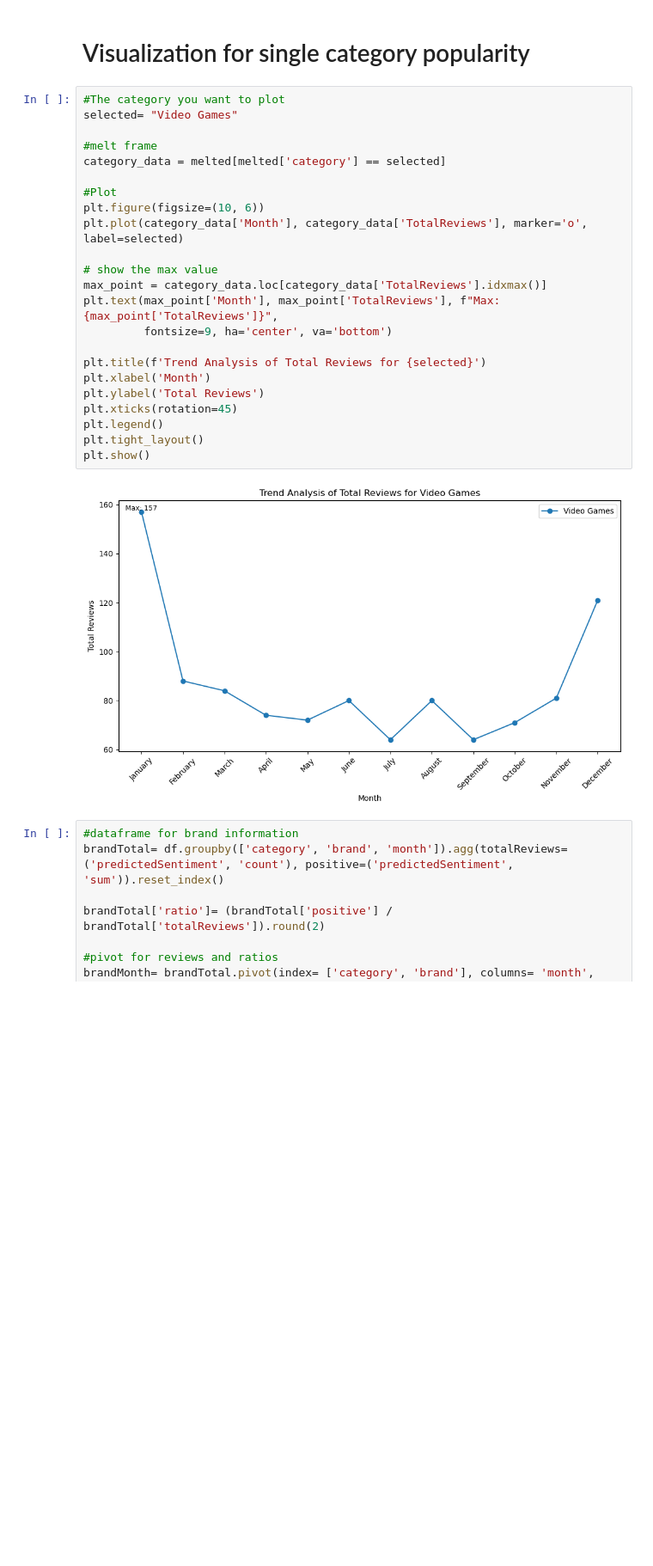
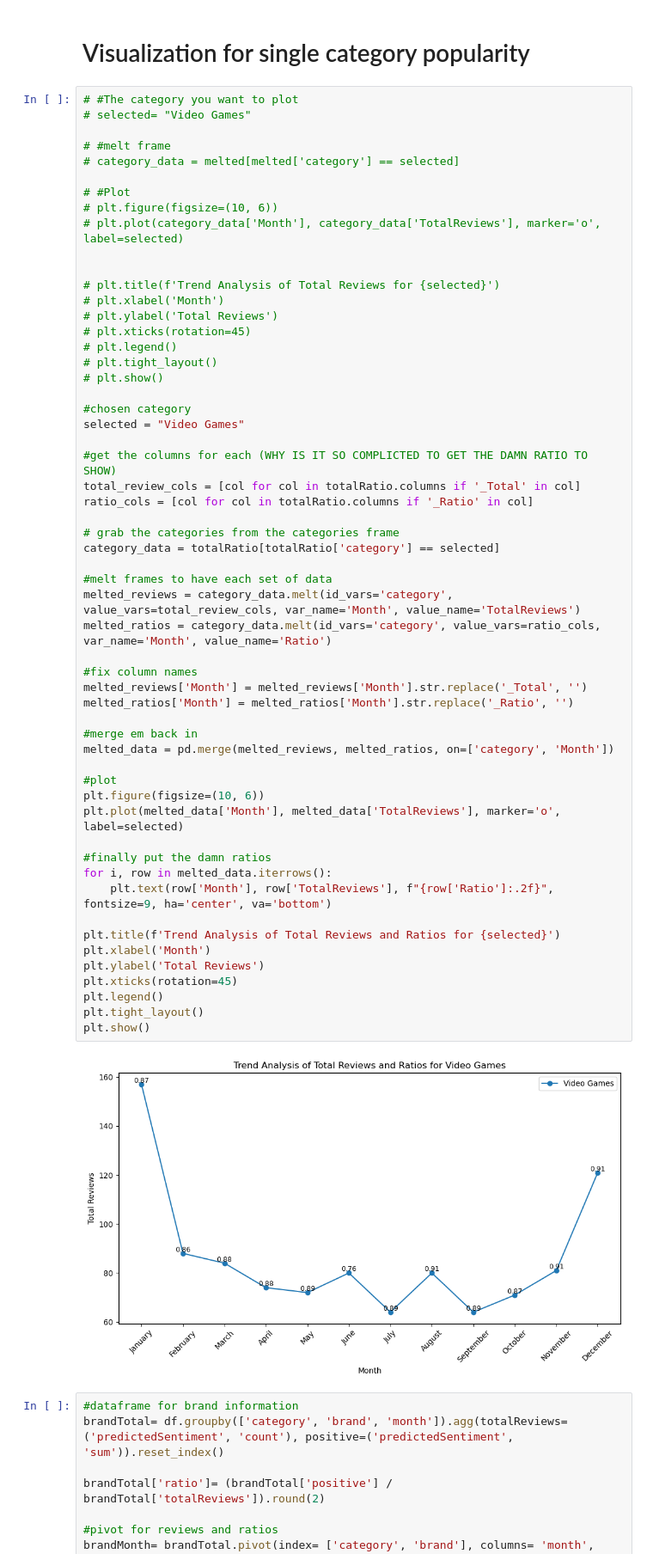
Before and after one commit to JosephKai1/COMP3610PROJECT, a Jupyter notebook: notebooks/ProductAnalysis.ipynb, the cells around one changed output. Shown at 86% size. Saved outputs shown, nothing was run; the diff lists cells and outputs as text; blank space fills up the shorter version.

Commit message:
Added visualization for 2 selected brands in a category and shows the ratios per month. Changed single category to show ratios

```diff
--- a/notebooks/ProductAnalysis.ipynb
+++ b/notebooks/ProductAnalysis.ipynb
@@ -319,30 +319,63 @@ plt.show()
 # %% [markdown]
 # Visualization for single category popularity
 # %%
-#The category you want to plot
-selected= "Video Games"
+# #The category you want to plot
+# selected= "Video Games"
 
-#melt frame
-category_data = melted[melted['category'] == selected]
+# #melt frame
+# category_data = melted[melted['category'] == selected]
 
-#Plot
+# #Plot
+# plt.figure(figsize=(10, 6))
+# plt.plot(category_data['Month'], category_data['TotalReviews'], marker='o', label=selected)
+
+
+# plt.title(f'Trend Analysis of Total Reviews for {selected}')
+# plt.xlabel('Month')
+# plt.ylabel('Total Reviews')
+# plt.xticks(rotation=45)
+# plt.legend()
+# plt.tight_layout()
+# plt.show()
+
+#chosen category
+selected = "Video Games"
+
+#get the columns for each (WHY IS IT SO COMPLICTED TO GET THE DAMN RATIO TO SHOW)
+total_review_cols = [col for col in totalRatio.columns if '_Total' in col]
+ratio_cols = [col for col in totalRatio.columns if '_Ratio' in col]
+
+# grab the categories from the categories frame
+category_data = totalRatio[totalRatio['category'] == selected]
+
+#melt frames to have each set of data
+melted_reviews = category_data.melt(id_vars='category', value_vars=total_review_cols, var_name='Month', value_name='TotalReviews')
+melted_ratios = category_data.melt(id_vars='category', value_vars=ratio_cols, var_name='Month', value_name='Ratio')
+
+#fix column names
+melted_reviews['Month'] = melted_reviews['Month'].str.replace('_Total', '')
+melted_ratios['Month'] = melted_ratios['Month'].str.replace('_Ratio', '')
+
+#merge em back in
+melted_data = pd.merge(melted_reviews, melted_ratios, on=['category', 'Month'])
+
+#plot
 plt.figure(figsize=(10, 6))
-plt.plot(category_data['Month'], category_data['TotalReviews'], marker='o', label=selected)
+plt.plot(melted_data['Month'], melted_data['TotalReviews'], marker='o', label=selected)
 
-# show the max value
-max_point = category_data.loc[category_data['TotalReviews'].idxmax()]
-plt.text(max_point['Month'], max_point['TotalReviews'], f"Max: {max_point['TotalReviews']}",
-         fontsize=9, ha='center', va='bottom')
+#finally put the damn ratios
+for i, row in melted_data.iterrows():
+    plt.text(row['Month'], row['TotalReviews'], f"{row['Ratio']:.2f}", fontsize=9, ha='center', va='bottom')
 
-plt.title(f'Trend Analysis of Total Reviews for {selected}')
+plt.title(f'Trend Analysis of Total Reviews and Ratios for {selected}')
 plt.xlabel('Month')
 plt.ylabel('Total Reviews')
 plt.xticks(rotation=45)
 plt.legend()
 plt.tight_layout()
 plt.show()
 # %% [output]
-[figure, old version]
+[figure, new version]
 # %%
 #dataframe for brand information
 brandTotal= df.groupby(['category', 'brand', 'month']).agg(totalReviews=('predictedSentiment', 'count'), positive=('predictedSentiment', 'sum')).reset_index()
```
Also changed, not shown: parts of 3 cells of this notebook.
